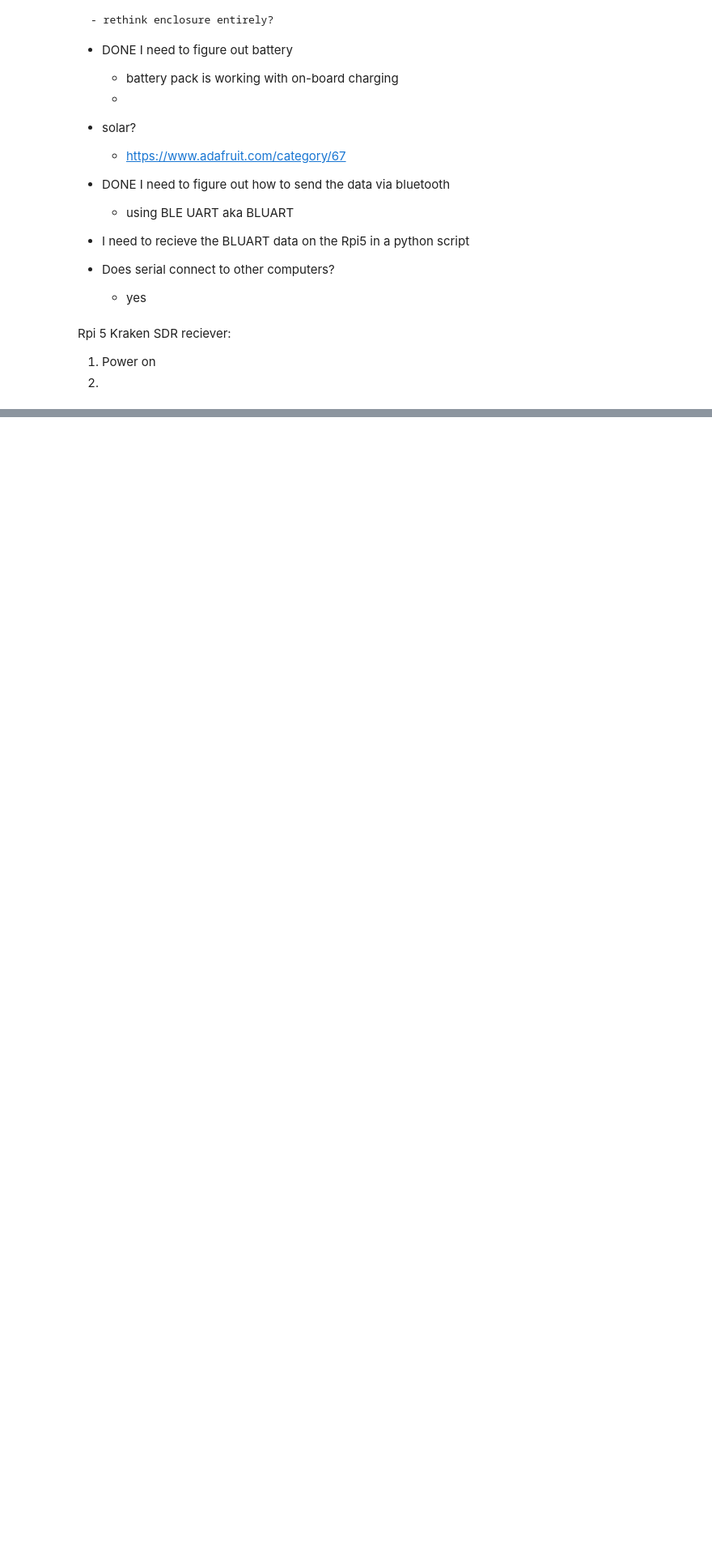
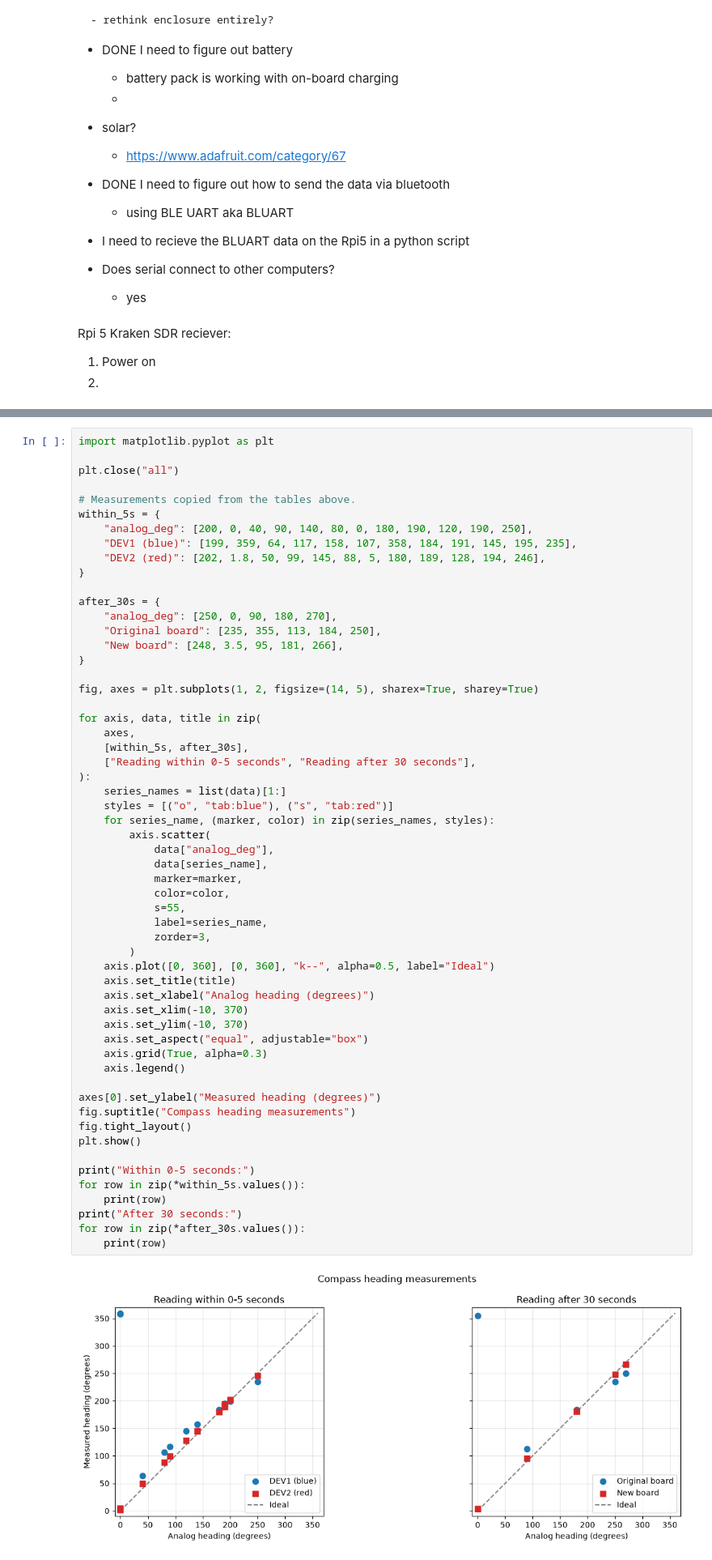
Before and after one commit to syrupwizard/Compass, a Jupyter notebook: Notes/IMU_Compass_notes.ipynb, the cells around one changed output, grey strips where cells are left out. Shown at 81% size. Drawn from its saved outputs; the diff is of its cells as text; blank space fills up the shorter version.

```diff
--- a/Notes/IMU_Compass_notes.ipynb
+++ b/Notes/IMU_Compass_notes.ipynb
@@ -51,0 +81,59 @@ Rpi 5 Kraken SDR reciever:
+# %%
+import matplotlib.pyplot as plt
+
+plt.close("all")
+
+# Measurements copied from the tables above.
+within_5s = {
+    "analog_deg": [200, 0, 40, 90, 140, 80, 0, 180, 190, 120, 190, 250],
+    "DEV1 (blue)": [199, 359, 64, 117, 158, 107, 358, 184, 191, 145, 195, 235],
+    "DEV2 (red)": [202, 1.8, 50, 99, 145, 88, 5, 180, 189, 128, 194, 246],
+}
+
+after_30s = {
+    "analog_deg": [250, 0, 90, 180, 270],
+    "Original board": [235, 355, 113, 184, 250],
+    "New board": [248, 3.5, 95, 181, 266],
+}
+
+fig, axes = plt.subplots(1, 2, figsize=(14, 5), sharex=True, sharey=True)
+
+for axis, data, title in zip(
+    axes,
+    [within_5s, after_30s],
+    ["Reading within 0-5 seconds", "Reading after 30 seconds"],
+):
+    series_names = list(data)[1:]
+    styles = [("o", "tab:blue"), ("s", "tab:red")]
+    for series_name, (marker, color) in zip(series_names, styles):
+        axis.scatter(
+            data["analog_deg"],
+            data[series_name],
+            marker=marker,
+            color=color,
+            s=55,
+            label=series_name,
+            zorder=3,
+        )
+    axis.plot([0, 360], [0, 360], "k--", alpha=0.5, label="Ideal")
+    axis.set_title(title)
+    axis.set_xlabel("Analog heading (degrees)")
+    axis.set_xlim(-10, 370)
+    axis.set_ylim(-10, 370)
+    axis.set_aspect("equal", adjustable="box")
+    axis.grid(True, alpha=0.3)
+    axis.legend()
+
+axes[0].set_ylabel("Measured heading (degrees)")
+fig.suptitle("Compass heading measurements")
+fig.tight_layout()
+plt.show()
+
+print("Within 0-5 seconds:")
+for row in zip(*within_5s.values()):
+    print(row)
+print("After 30 seconds:")
+for row in zip(*after_30s.values()):
+    print(row)
+# %% [output]
+[figure, added]
```
Also changed, not shown: parts of 2 cells of this notebook, 1 other file.
